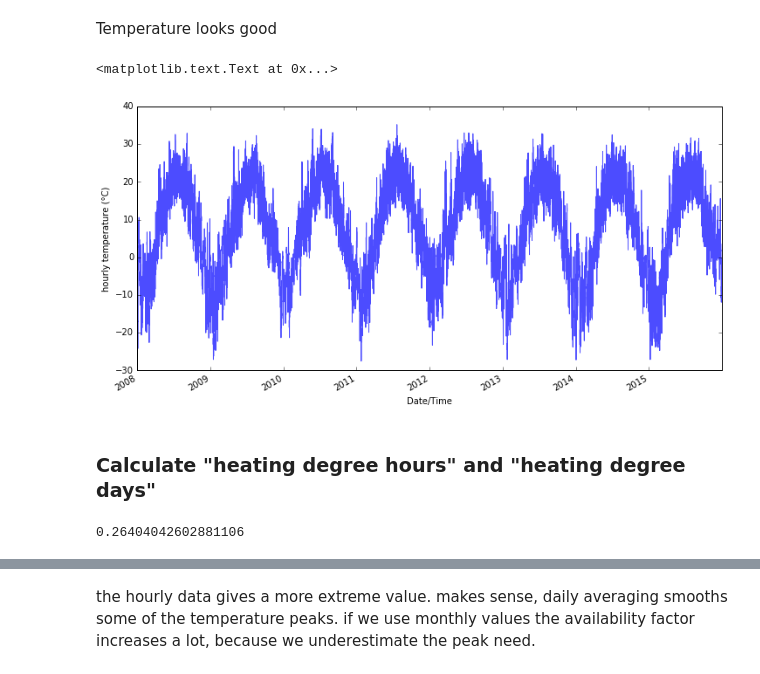
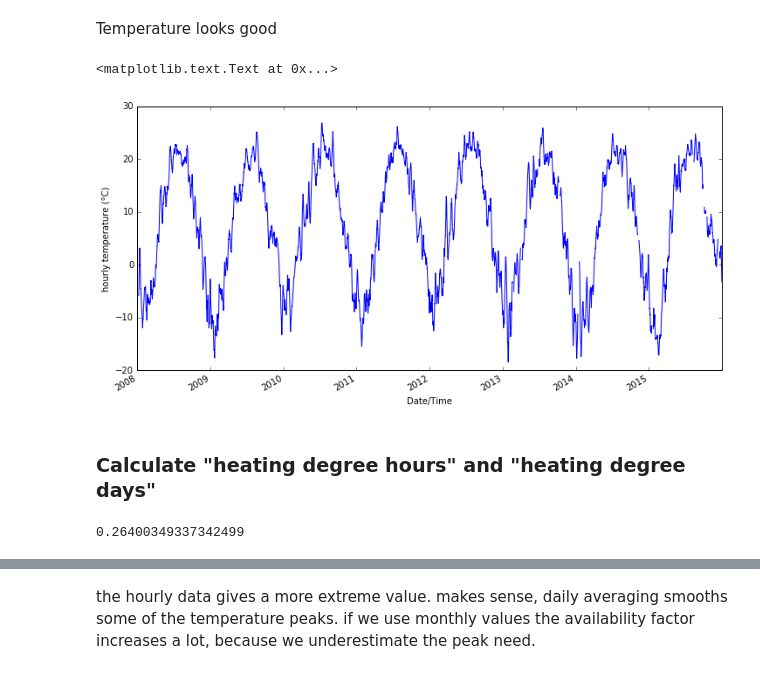
Before and after one commit to casiuncoloso/NATEM_Applied_Energy2017, a Jupyter notebook: household heating availability factors.ipynb, the cells around one changed output, grey strips where cells are left out. Cells and saved outputs as stored; diff of their text form; code cells hidden in the pictures.

```diff
--- a/household heating availability factors.ipynb
+++ b/household heating availability factors.ipynb
@@ -25,5 +32,5 @@ here we load each csv and append it to a big dataframe. It may be possible to ap
 # %%
 mont1 = pd.DataFrame()
 for files in names:
-    files='bash/5415/'+files
+    files='temperature/5415/'+files
     mont1=mont1.append(pd.read_csv(files, skiprows=16, index_col='Date/Time', parse_dates=True))
@@ -55,0 +90,2 @@ for year in range(2008,2015):
+# %%
+mont1.dropna(axis=0,subset=['Temp (°C)'],inplace=True)
@@ -66,7 +108,7 @@ for dates_ini,dates_end in zip(r_beg,r_end):
 # %%
 mont2 = pd.DataFrame()
 for files in names:
-    files='bash/51157/'+files
+    files='temperature/51157/'+files
     mont2=mont2.append(pd.read_csv(files, skiprows=16, index_col='Date/Time', parse_dates=True))
 # %%
 for year in range(2013,2016):
@@ -104,11 +149,11 @@ len(weather_mont.loc[weather_mont.index.duplicated()])
 # %% [markdown]
 Temperature looks good
 # %%
-a=weather_mont['Temp (°C)'].plot(figsize=[12,6])
+a=weather_mont['Temp (°C)'].rolling(168).mean().plot(figsize=[12,6])
 a.set_ylabel('hourly temperature (°C)')
 # %% [output]
 <matplotlib.text.Text at 0x...>
-[figure, old version]
+[figure, new version]
 # %%
 weather_mont.to_csv('weather_montreal_2008_2015.csv')
 # %% [markdown]
@@ -120,7 +165,7 @@ weather_mont['HDD']=weather_mont['HDH'].resample('D').transform('sum')
 # %%
 weather_mont['HDD'].mean()/weather_mont['HDD'].max()
 # %% [output]
-0.26404042602881106
+0.26400349337342499
 # %%
 weather_mont['HDH'].mean()/weather_mont['HDH'].max()
 # %% [output]
```
Also changed, not shown: parts of 26 cells of this notebook.
